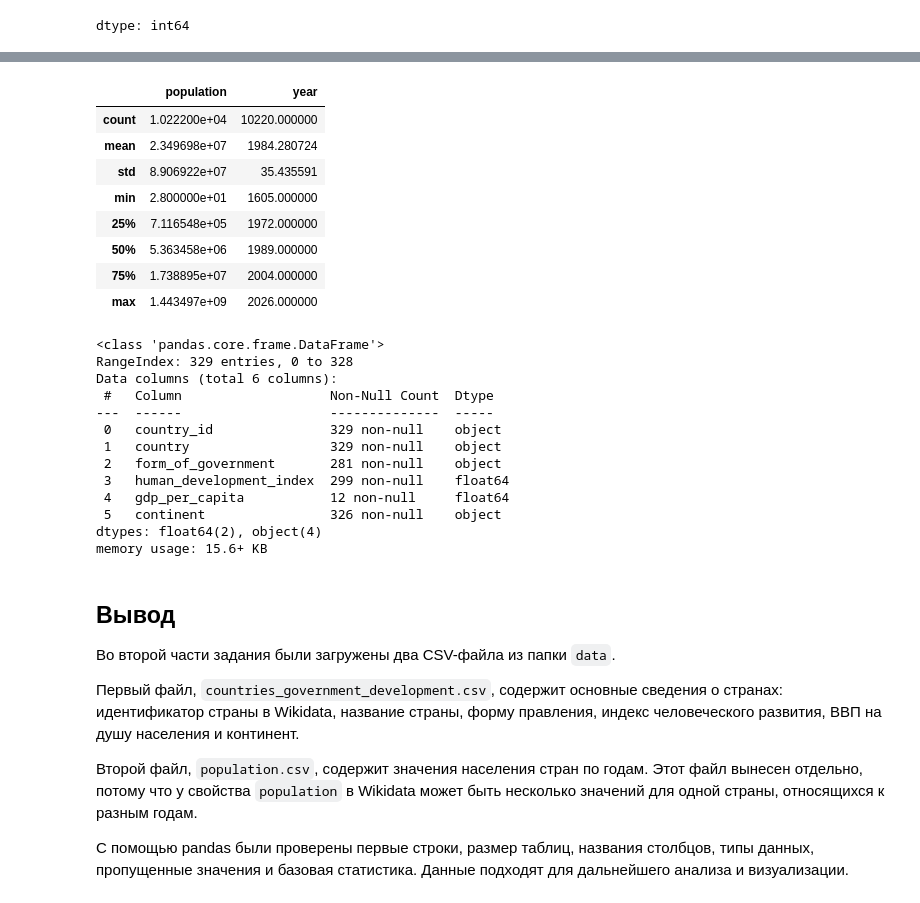
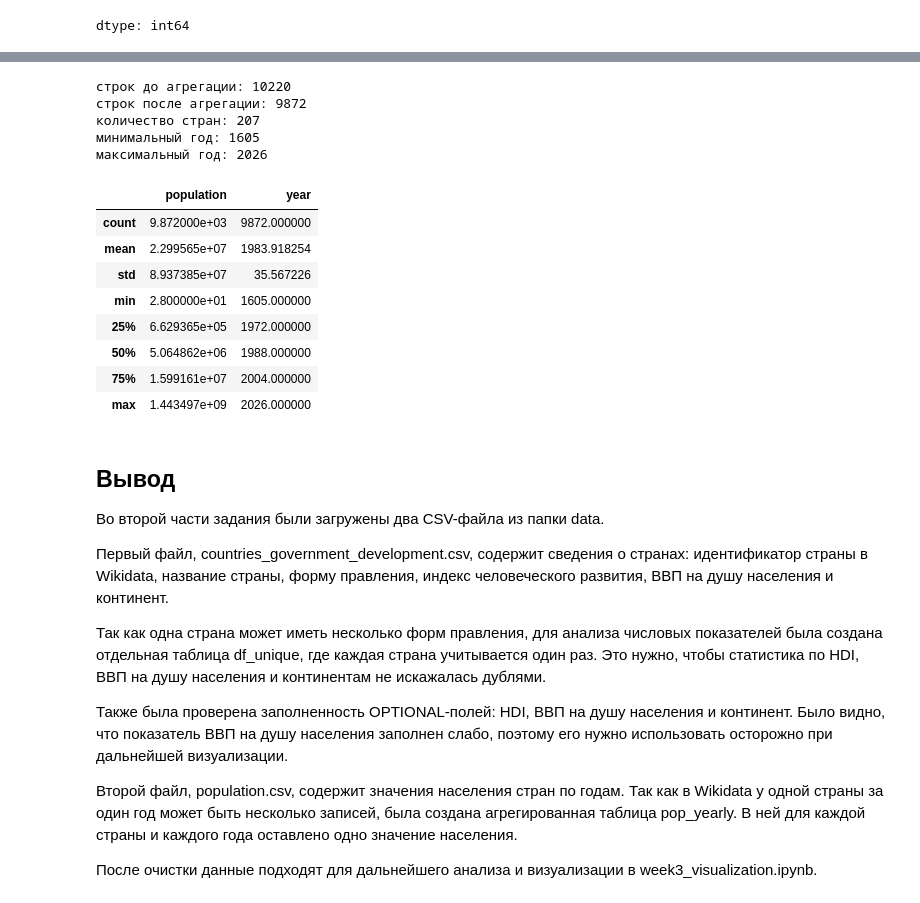
Before and after one commit to surkovaolga2005-png/python-ai-surkoa-olga, a Jupyter notebook: notebooks/week2b_read_csv.ipynb, the cells around one changed output, grey strips where cells are left out. Saved outputs shown, nothing was run; the diff lists cells and outputs as text; code cells hidden in the pictures.

```diff
--- a/notebooks/week2b_read_csv.ipynb
+++ b/notebooks/week2b_read_csv.ipynb
@@ -161,3 +179,11 @@ population_df.isna().sum()
 | point_in_time | 2 |
 | year | 2 |
 dtype: int64
+# %%
+# удаляем строки без года и населения
+population_clean = population_df.dropna(subset=["year", "population"]).copy()
+
+# переводим год в целое число
+population_clean["year"] = population_clean["year"].astype(int)
+
+population_clean.head()
@@ -163,0 +197,9 @@ dtype: int64
+# %%
+# агрегируем население, чтобы для одной страны и одного года была одна строка
+pop_yearly = (
+    population_clean
+    .groupby(["country_id", "country", "year"], as_index=False)["population"]
+    .max()
+)
+
+pop_yearly.head()
@@ -164,43 +213,40 @@ dtype: int64
+# %%
+# проверяем размер таблицы после агрегации
+print("строк до агрегации:", population_clean.shape[0])
+print("строк после агрегации:", pop_yearly.shape[0])
+print("количество стран:", pop_yearly["country_id"].nunique())
+print("минимальный год:", pop_yearly["year"].min())
+print("максимальный год:", pop_yearly["year"].max())
+# %% [output]
+строк до агрегации: 10220
+строк после агрегации: 9872
+количество стран: 207
+минимальный год: 1605
+максимальный год: 2026
 # %%
-# смотрим статистику по населению и годам
-population_df[["population", "year"]].describe()
+# смотрим статистику по агрегированным данным населения
+pop_yearly[["population", "year"]].describe()
 # %% [output]
 |  | population | year |
-| count | 1.022200e+04 | 10220.000000 |
-| mean | 2.349698e+07 | 1984.280724 |
-| std | 8.906922e+07 | 35.435591 |
+| count | 9.872000e+03 | 9872.000000 |
+| mean | 2.299565e+07 | 1983.918254 |
+| std | 8.937385e+07 | 35.567226 |
 | min | 2.800000e+01 | 1605.000000 |
-| 25% | 7.116548e+05 | 1972.000000 |
-| 50% | 5.363458e+06 | 1989.000000 |
-| 75% | 1.738895e+07 | 2004.000000 |
+| 25% | 6.629365e+05 | 1972.000000 |
+| 50% | 5.064862e+06 | 1988.000000 |
+| 75% | 1.599161e+07 | 2004.000000 |
 | max | 1.443497e+09 | 2026.000000 |
-# %%
-# приводим числовые столбцы основного файла к числовому типу
-df["human_development_index"] = pd.to_numeric(df["human_development_index"], errors="coerce")
-df["gdp_per_capita"] = pd.to_numeric(df["gdp_per_capita"], errors="coerce")
-
-df.info()
-# %% [output]
-<class 'pandas.core.frame.DataFrame'>
-RangeIndex: 329 entries, 0 to 328
-Data columns (total 6 columns):
- #   Column                   Non-Null Count  Dtype
----  ------                   --------------  -----
- 0   country_id               329 non-null    object
- 1   country                  329 non-null    object
- 2   form_of_government       281 non-null    object
- 3   human_development_index  299 non-null    float64
- 4   gdp_per_capita           12 non-null     float64
- 5   continent                326 non-null    object
-dtypes: float64(2), object(4)
-memory usage: 15.6+ KB
 # %% [markdown]
 ## Вывод
 
-Во второй части задания были загружены два CSV-файла из папки `data`.
+Во второй части задания были загружены два CSV-файла из папки data.
 
-Первый файл, `countries_government_development.csv`, содержит основные сведения о странах: идентификатор страны в Wikidata, название страны, форму правления, индекс человеческого развития, ВВП на душу населения и континент.
+Первый файл, countries_government_development.csv, содержит сведения о странах: идентификатор страны в Wikidata, название страны, форму правления, индекс человеческого развития, ВВП на душу населения и континент.
 
-Второй файл, `population.csv`, содержит значения населения стран по годам. Этот файл вынесен отдельно, потому что у свойства `population` в Wikidata может быть несколько значений для одной страны, относящихся к разным годам.
+Так как одна страна может иметь несколько форм правления, для анализа числовых показателей была создана отдельная таблица df_unique, где каждая страна учитывается один раз. Это нужно, чтобы статистика по HDI, ВВП на душу населения и континентам не искажалась дублями.
 
-С помощью pandas были проверены первые строки, размер таблиц, названия столбцов, типы данных, пропущенные значения и базовая статистика. Данные подходят для дальнейшего анализа и визуализации.
+Также была проверена заполненность OPTIONAL-полей: HDI, ВВП на душу населения и континент. Было видно, что показатель ВВП на душу населения заполнен слабо, поэтому его нужно использовать осторожно при дальнейшей визуализации.
+
+Второй файл, population.csv, содержит значения населения стран по годам. Так как в Wikidata у одной страны за один год может быть несколько записей, была создана агрегированная таблица pop_yearly. В ней для каждой страны и каждого года оставлено одно значение населения.
+
+После очистки данные подходят для дальнейшего анализа и визуализации в week3_visualization.ipynb.
```
Also changed, not shown: parts of 11 cells of this notebook.
